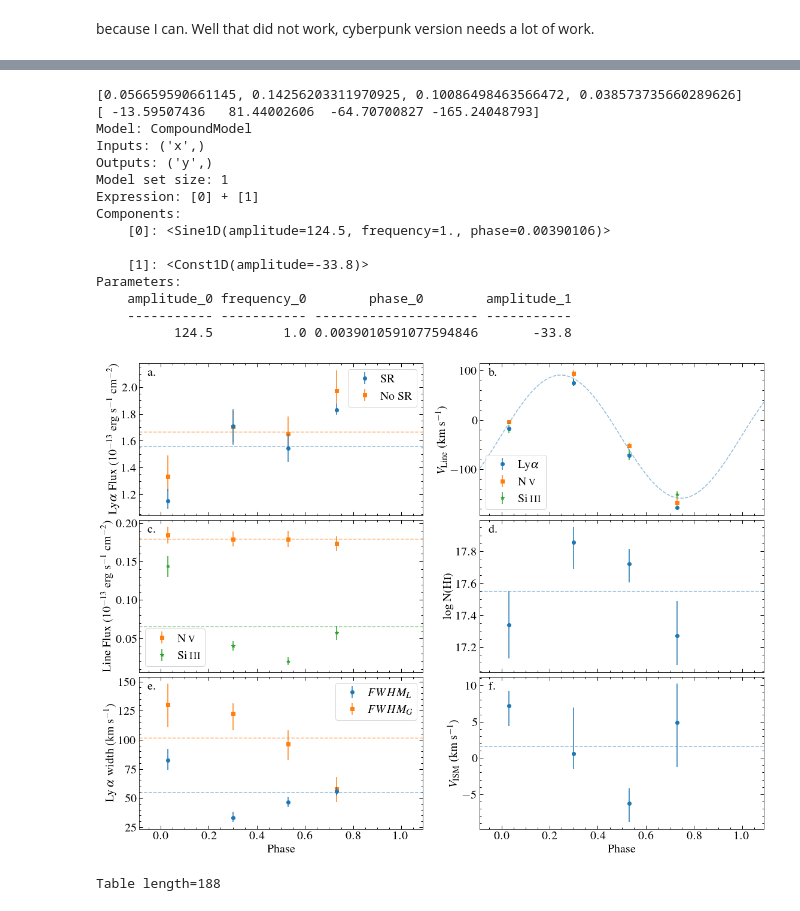
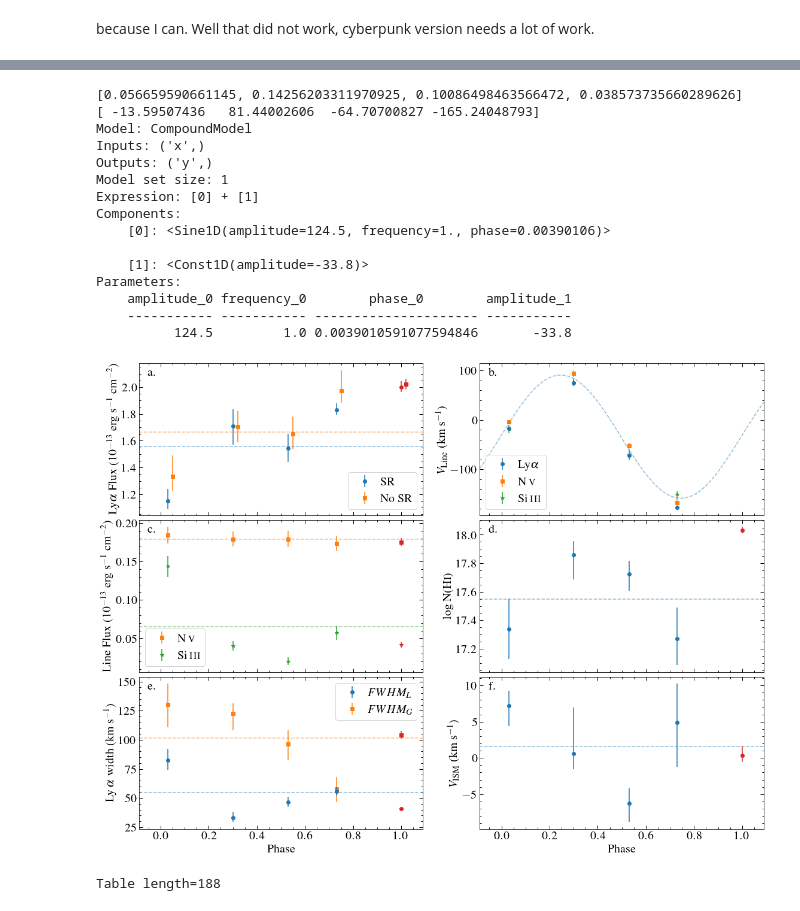
Before and after one commit to davidjwilson/pceb, a Jupyter notebook: eg_uma/eg_uma_lya_results.ipynb, the cells around one changed output, grey strips where cells are left out. Saved outputs shown, nothing was run; the diff lists cells and outputs as text; code cells hidden in the pictures.

```diff
--- a/eg_uma/eg_uma_lya_results.ipynb
+++ b/eg_uma/eg_uma_lya_results.ipynb
@@ -503,19 +323,8 @@ xlims = [-0.09, 1.09]
 
 
 
-# flya = np.array([])
-# flya_err = np.array([])
-# plt.subplot(611)
-# for i, spec in enumerate(sr_specs_phase):
-#     data = Table.read(spec)
-#     flyai = data['lya_intrinsic_fluxes'][2]
-#     flya_erri = np.array([[flya - data['lya_intrinsic_fluxes'][1]], [data['lya_intrinsic_fluxes'][3]-flya]])
-#     flya.append(flyai*fscale)
-#     flya = np.append(flya, flyai)
-#     flya_err = np.append(flya_erri*fscale)
-# plt.errorbar(phase_sort, flya, yerr=flya_err, c='C3', marker='o', ls='none', label = 'SR_test')
-
-
+allsr = Table.read('{}allfour_SR_RVvaryonly_MCMC_results.csv'.format(path))
+allnosr = Table.read('{}allfour_noSR_nosmearing_MCMC_results.csv'.format(path))
 
 #lya flux
 plt.subplot(321)
@@ -538,6 +347,13 @@ for i, spec in enumerate(sr_specs_phase):
     else:
         plt.errorbar(phase_sort[i], flya, yerr=flya_err, c='C0', marker = 'o', ls='none')
 
+dataset = 'OEHUA1010'.lower()
+fall = allsr['{}_intrinsic_fluxes'.format(dataset)][2]*fscale
+fallel = (allsr['{}_intrinsic_fluxes'.format(dataset)][2]-allsr['{}_intrinsic_fluxes'.format(dataset)][1])*fscale
+falleu = (allsr['{}_intrinsic_fluxes'.format(dataset)][3]-allsr['{}_intrinsic_fluxes'.format(dataset)][2])*fscale
+
+plt.errorbar(1, fall, yerr=[[fallel], [falleu]], c='C3', marker='o')
+
 print(f_sr_ed)
 
 f_nosr = []
@@ -553,14 +369,23 @@ for i, spec in enumerate(nosr_specs_phase):
     f_nosr_ed.append(flya_err[0][0])
 
     if i == 0:
-        plt.errorbar(phase_sort[i], flya, yerr=flya_err, c='C1', marker = 's', alpha =1 , zorder=-1, label='No SR', ls='none')
+        plt.errorbar(phase_sort[i]+0.02, flya, yerr=flya_err, c='C1', marker = 's', alpha =1 , zorder=-1, label='No SR', ls='none')
     else:
-        plt.errorbar(phase_sort[i], flya, yerr=flya_err, c='C1', marker = 's', alpha =1 , zorder=-1, ls='none')
+        plt.errorbar(phase_sort[i]+0.02, flya, yerr=flya_err, c='C1', marker = 's', alpha =1 , zorder=-1, ls='none')
+
+fall = allnosr['{}_intrinsic_fluxes'.format(dataset)][2]*fscale
+fallel = (allnosr['{}_intrinsic_fluxes'.format(dataset)][2]-allnosr['{}_intrinsic_fluxes'.format(dataset)][1])*fscale
+falleu = (allnosr['{}_intrinsic_fluxes'.format(dataset)][3]-allnosr['{}_intrinsic_fluxes'.format(dataset)][2])*fscale
+
+plt.errorbar(1.02, fall, yerr=[[fallel], [falleu]], c='C3', marker='s')
 
 plt.axhline(np.mean(f_sr), ls='--', c='C0', alpha=0.5)
 plt.axhline(np.mean(f_nosr), ls='--', c='C1', alpha=0.5)
 
-plt.legend(frameon=True)
+
+
+
+plt.legend(frameon=True, loc=4)
 # plt.ylabel('Flux (10$^{-13}$ erg s$^{-1}$ cm$^{-2}$ \AA$^{-1}$)', size=20)
 # plt.ylabel(r'Ly\,$\alpha$ Intrinsic Flux$^*$')
 plt.ylabel(r'Ly$\alpha$ Flux (10$^{-13}$ erg s$^{-1}$ cm$^{-2}$)')
@@ -594,6 +419,16 @@ for i, spec in enumerate(sr_specs_phase):
 plt.axhline(np.mean(fwl), ls='--', c='C0', alpha=0.5)
 plt.axhline(np.mean(fwg), ls='--', c='C1', alpha=0.5)
 
+Lall = allsr['fw_L value']
+Lallm, Lallel, Lalleu = Lall[2], Lall[2]-Lall[1], Lall[3]-Lall[2]
+plt.errorbar(1, Lallm, yerr=[[Lallel], [Lalleu]], c='C3', marker='o')
+
+Gall = allsr['fw_G value']
+Gallm, Gallel, Galleu = Gall[2], Gall[2]-Gall[1], Gall[3]-Gall[2]
+plt.errorbar(1, Gallm, yerr=[[Gallel], [Galleu]], c='C3', marker='s')
+
+
+
 plt.legend(frameon=True)
 plt.ylabel(r'Ly\,$\alpha$ width  (km s$^{-1}$)')
 # plt.xticks(visible=False)
@@ -616,6 +451,11 @@ plt.xticks(visible=False)
 plt.xlim(xlims[0], xlims[1])
 plt.axhline(np.mean(nhs), ls='--', c='C0', alpha=0.5)
 
+Hall = allsr['h1_col value']
+Hallm, Hallel, Halleu = Hall[2], Hall[2]-Hall[1], Hall[3]-Hall[2]
+plt.errorbar(1, Hallm, yerr=[[Hallel], [Halleu]], c='C3', marker='o')
+
+
 #v(ISM)
 ismvs = []
 plt.subplot(326)
@@ -631,6 +471,10 @@ plt.ylabel(r'$V_{\mathrm{ISM}}$ (km s$^{-1}$)')
 # plt.xticks(visible=False)
 plt.xlim(xlims[0], xlims[1])
 plt.axhline(np.mean(ismvs), ls='--', c='C0', alpha=0.5)
+
+Vall = allsr['h1_vel value']
+Vallm, Vallel, Valleu = Vall[2], Vall[2]-Vall[1], Vall[3]-Vall[2]
+plt.errorbar(1, Vallm, yerr=[[Vallel], [Valleu]], c='C3', marker='o')
 
 plt.xlabel('Phase')
 
@@ -748,40 +592,52 @@ for i, spec in enumerate(sr_specs_phase):
 plt.axhline(np.mean(fnvs), ls='--', alpha =0.5, c='C1')
 plt.axhline(np.mean(fsis), ls='--', alpha =0.5, c='C2')
 
+nvdata = Table.read('{}NV_allfour_v2_MCMC_results.csv'.format(path))
+sidata = Table.read('{}SiIII_allfour_v2_MCMC_results.csv'.format(path))
+
+name = '{}_model_tmp_fluxes'.format(dataset)
+fsi, fsieu, fsied = sidata[name][2]*fscale, sidata[name][3]*fscale, sidata[name][1]*fscale
+fn, fneu, fned = nvdata[name][2]*fscale, nvdata[name][3]*fscale, nvdata[name][1]*fscale
+
+plt.errorbar(1, fn, yerr=[[fn-fned], [fneu-fn]], marker='s', c='C3')
+plt.errorbar(1, fsi, yerr=[[fsi-fsied], [fsieu-fsi]], marker='*', c='C3')
+
+
+
 plt.legend(frameon=True)
 plt.ylabel('Line Flux (10$^{-13}$ erg s$^{-1}$ cm$^{-2}$)')
 plt.xticks(visible=False)
 
 plt.xlim(xlims[0], xlims[1])
 # plt.xlabel('Phase')
 
 # fig.add_subplot(111, frame_on=False)
 # plt.tick_params(labelcolor='none', top=False, bottom=False, left=False, right=False, which='both')
 # plt.ylabel('Flux ($10^{-14}$\,erg s$^{-1}$ cm$^{-2}$ \AA$^{-1}$)', size=20, labelpad=12)
 # plt.xlabel('Phase', size=20)
 
 
 plt.tight_layout()
 plt.subplots_adjust(hspace=0.03)
 
 plt.savefig('plots/lya_results_sum.pdf')
 # %% [output]
 [0.056659590661145, 0.14256203311970925, 0.10086498463566472, 0.038573735660289626]
 [ -13.59507436   81.44002606  -64.70700827 -165.24048793]
 Model: CompoundModel
 Inputs: ('x',)
 Outputs: ('y',)
 Model set size: 1
 Expression: [0] + [1]
 Components:
     [0]: <Sine1D(amplitude=124.5, frequency=1., phase=0.00390106)>
 
     [1]: <Const1D(amplitude=-33.8)>
 Parameters:
     amplitude_0 frequency_0        phase_0        amplitude_1
     ----------- ----------- --------------------- -----------
           124.5         1.0 0.0039010591077594846       -33.8
-[figure, old version]
+[figure, new version]
 # %%
 data = Table.read('{}NV_allfour_MCMC_results.csv'.format(path))
 # %%
```
Also changed, not shown: parts of 5 cells of this notebook, 6 other files.
